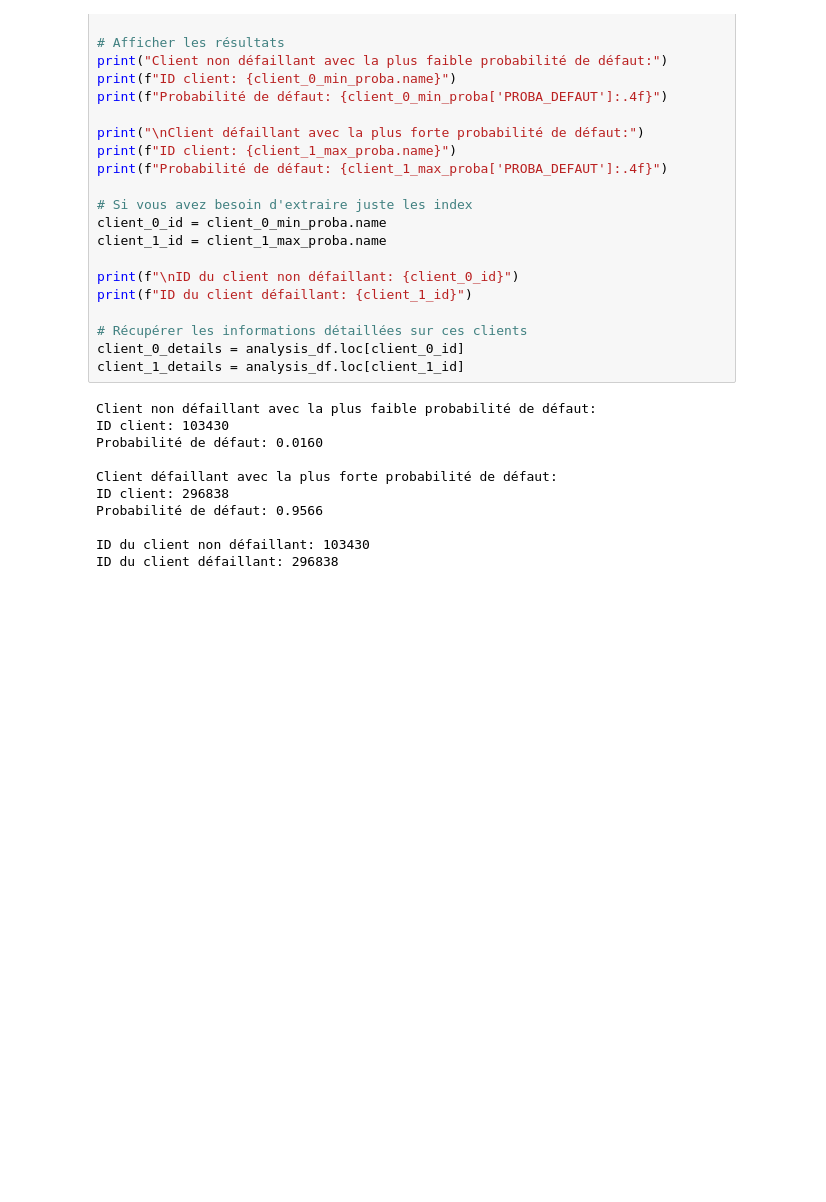
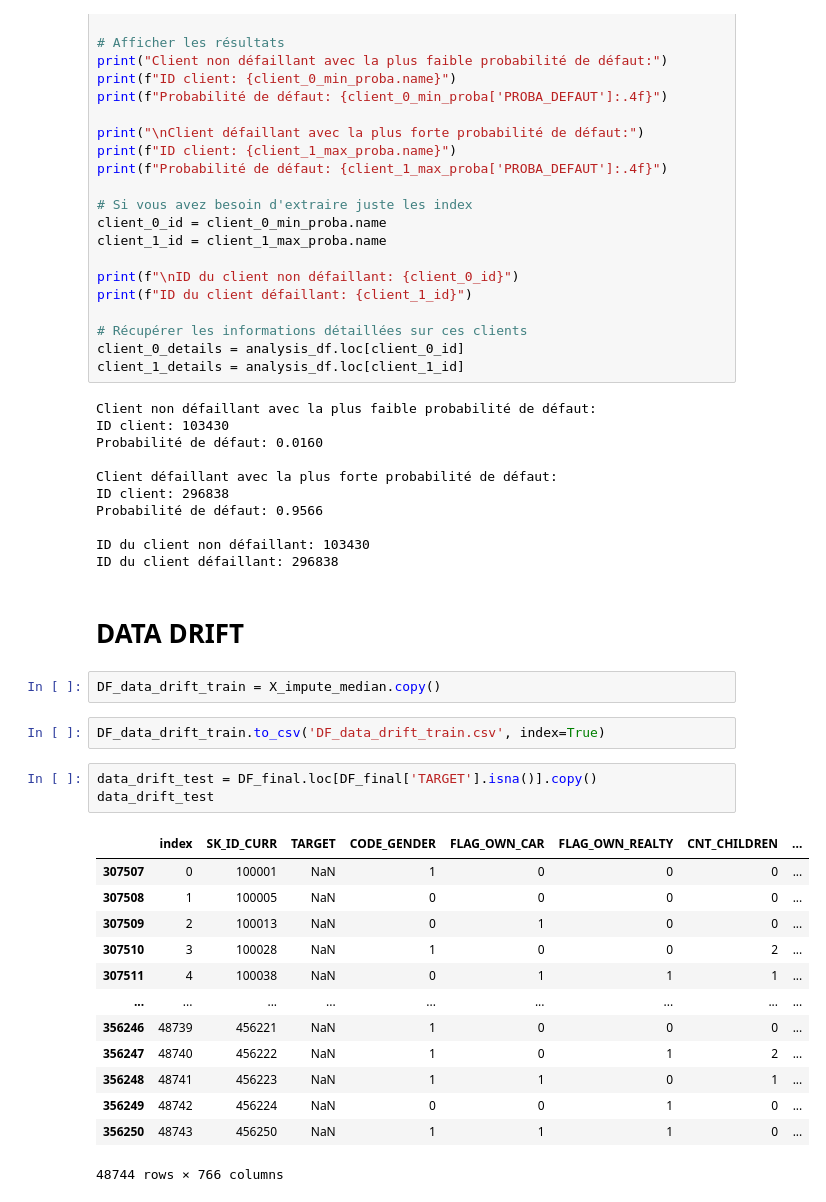
Before and after one commit to EP-portfolio/PROJET_7, a Jupyter notebook: PROJET_7.ipynb, the cells around one changed output. Saved outputs shown, nothing was run; the diff lists cells and outputs as text; blank space fills up the shorter version.

```diff
--- a/PROJET_7.ipynb
+++ b/PROJET_7.ipynb
@@ -2426,3 +2428,26 @@ Probabilité de défaut: 0.9566
 
 ID du client non défaillant: 103430
 ID du client défaillant: 296838
+# %% [markdown]
+# DATA DRIFT
+# %%
+DF_data_drift_train = X_impute_median.copy()
+# %%
+DF_data_drift_train.to_csv('DF_data_drift_train.csv', index=True)
+# %%
+data_drift_test = DF_final.loc[DF_final['TARGET'].isna()].copy()
+data_drift_test
+# %% [output]
+|  | index | SK_ID_CURR | TARGET | CODE_GENDER | FLAG_OWN_CAR | FLAG_OWN_REALTY | CNT_CHILDREN | ... |
+| 307507 | 0 | 100001 | NaN | 1 | 0 | 0 | 0 | ... |
+| 307508 | 1 | 100005 | NaN | 0 | 0 | 0 | 0 | ... |
+| 307509 | 2 | 100013 | NaN | 0 | 1 | 0 | 0 | ... |
+| 307510 | 3 | 100028 | NaN | 1 | 0 | 0 | 2 | ... |
+| 307511 | 4 | 100038 | NaN | 0 | 1 | 1 | 1 | ... |
+| ... | ... | ... | ... | ... | ... | ... | ... | ... |
+| 356246 | 48739 | 456221 | NaN | 1 | 0 | 0 | 0 | ... |
+| 356247 | 48740 | 456222 | NaN | 1 | 0 | 1 | 2 | ... |
+| 356248 | 48741 | 456223 | NaN | 1 | 1 | 0 | 1 | ... |
+| 356249 | 48742 | 456224 | NaN | 0 | 0 | 1 | 0 | ... |
+| 356250 | 48743 | 456250 | NaN | 1 | 1 | 1 | 0 | ... |
+48744 rows × 766 columns
```
Also changed, not shown: parts of 11 cells of this notebook, 5 other files.
